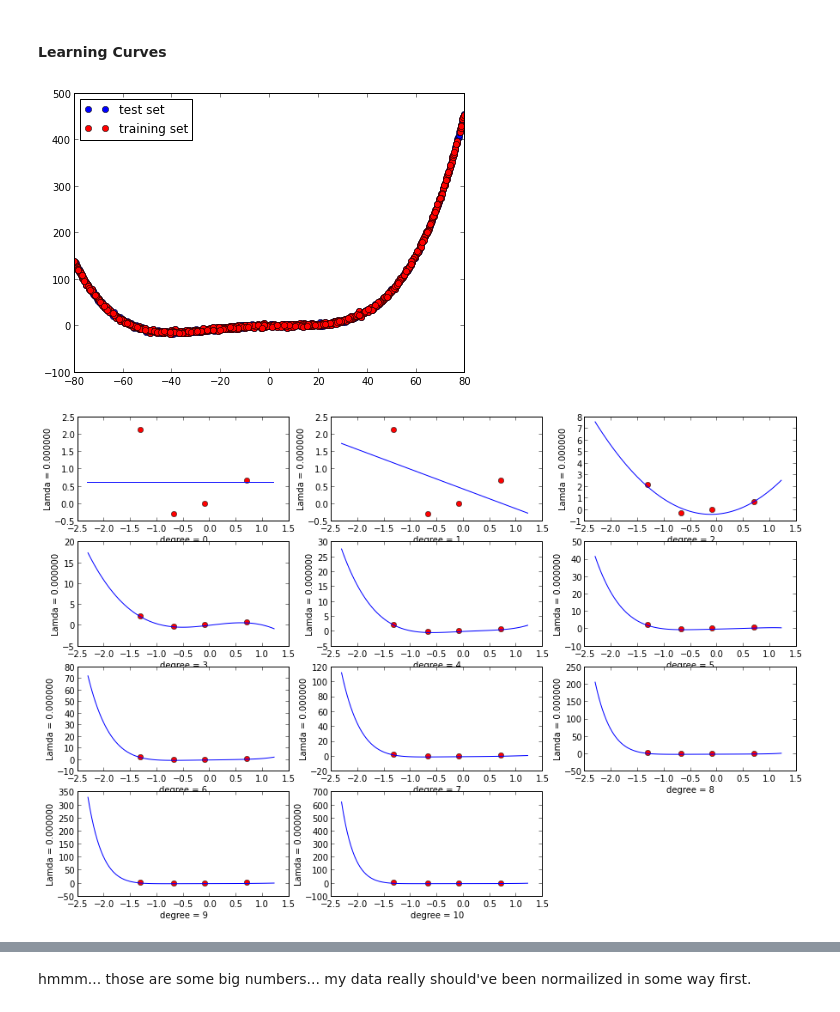
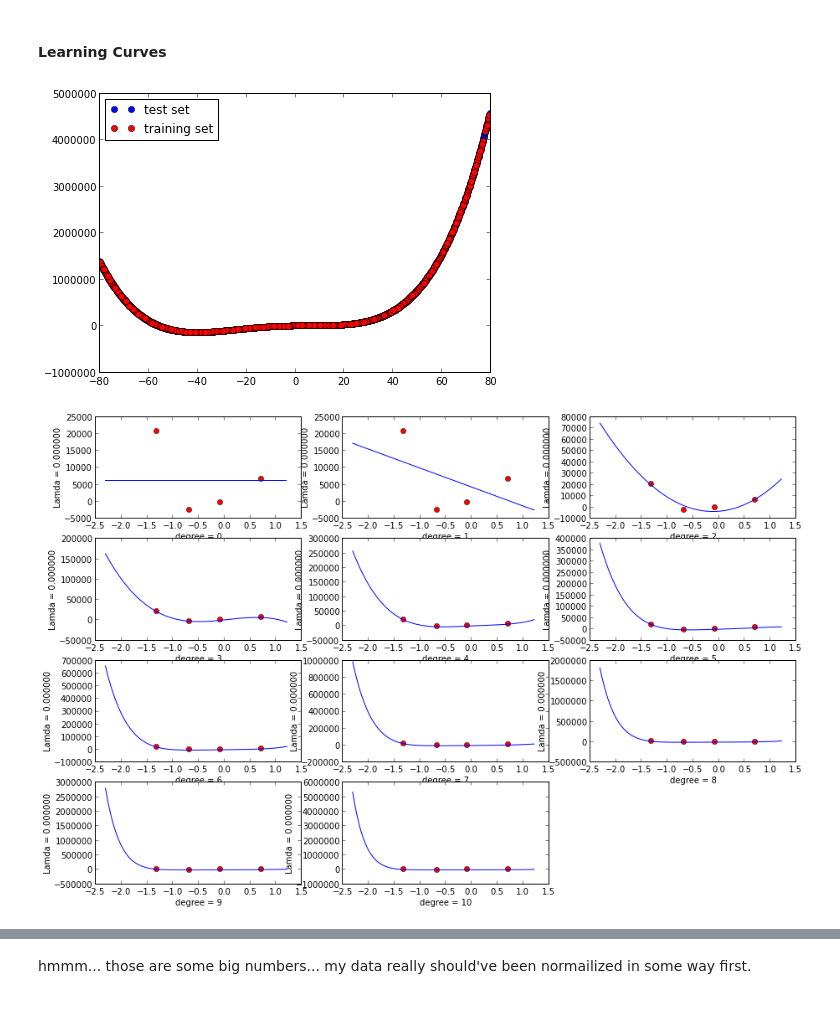
Before and after one commit to Chuphay/m_learning, a Jupyter notebook: ML61.ipynb, the cells around one changed output, grey strips where cells are left out. Cells and saved outputs as stored; diff of their text form; code cells hidden in the pictures.

```diff
--- a/ML61.ipynb
+++ b/ML61.ipynb
@@ -249,38 +249,38 @@ show()
 #### Learning Curves
 # %%
 seed(123)
-z = lambda x: (16*(x/2)**2 +3*(x-10)**3+ 7*(-x/3)**4)/10000.+2*randn()
+z = lambda x: (16*(x/2)**2 +3*(x-10)**3+ 7*(-x/3)**4)+2*randn()
 x = linspace(-80,80,1000, endpoint = False)
 
 data = []
 for i in x:
     data.append(z(i))
 figsize(7,5)
 plot(x,data,'bo',label ='test set')
 training,test = [],[]
 for e,i in enumerate(x):
     zee = rand()
     if zee>0.7:
         test.append([i,data[e]])
     else:
         training.append([i,data[e]])
 training = array(training)
 np.random.shuffle(training)
 test = array(test)
 np.random.shuffle(test)
 
 plot(training[:,0],training[:,1],'ro',label = 'training set')
 legend(loc = 'best')
 show()
 # %% [output]
-[figure, old version]
+[figure, new version]
 # %%
 figsize(15,10)
 for i in range(11):
     subplot(4,3,i+1)
     weights[i] = train(training[0:4]/60., deg = i, plot_on = True)
 # %% [output]
-[figure, old version]
+[figure, new version]
 # %%
 x = arange(20)
 y_train = []
```
Also changed, not shown: parts of 1 cell of this notebook, 3 other files.
